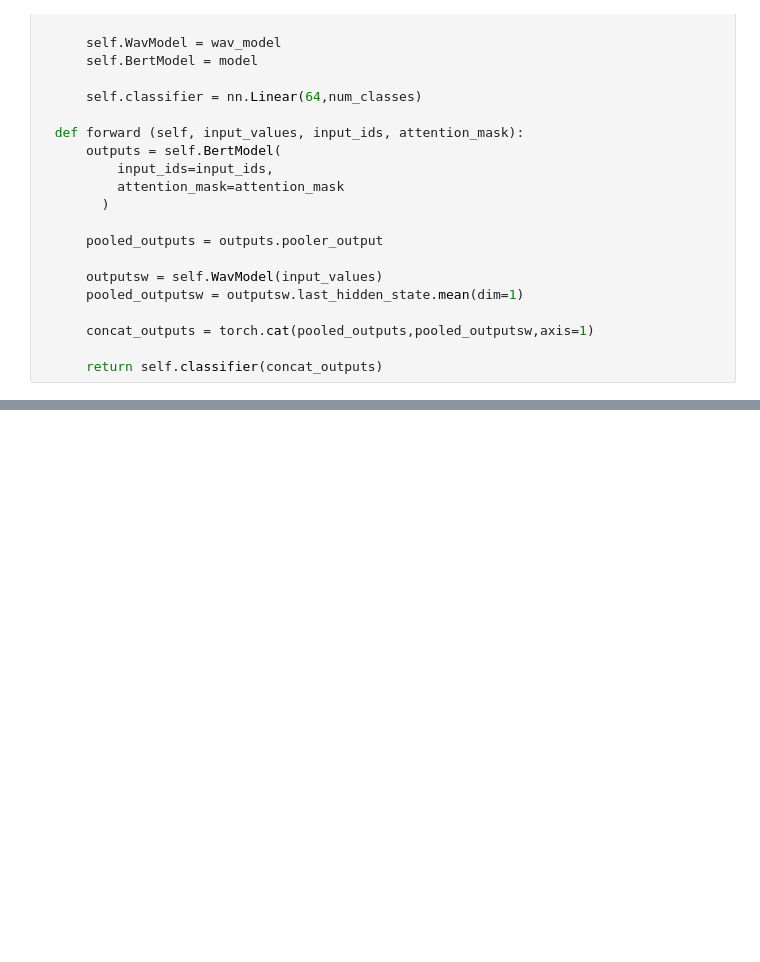
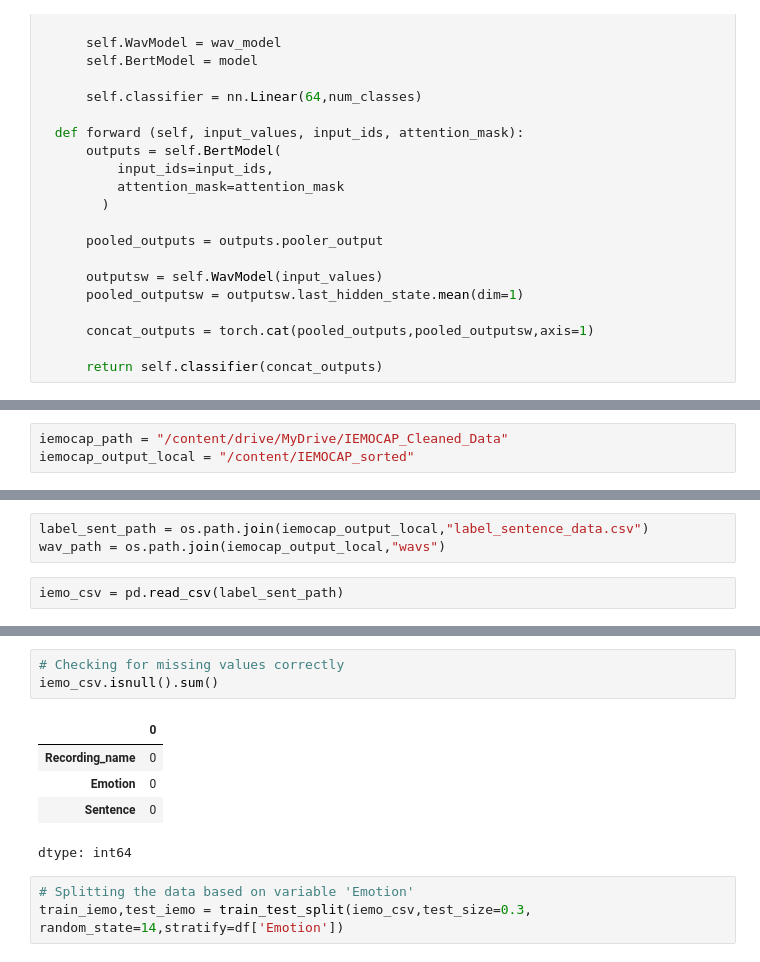
Before and after one commit to ze-16/Speech-training-agent, a Jupyter notebook: Speech_training_agent.ipynb, the cells around one changed output, grey strips where cells are left out. Cells and saved outputs as stored; diff of their text form; blank space fills up the shorter version.

```diff
--- a/Speech_training_agent.ipynb
+++ b/Speech_training_agent.ipynb
@@ -437,0 +559,3 @@ print(transcript)
+# %%
+iemocap_path = "/content/drive/MyDrive/IEMOCAP_Cleaned_Data"
+iemocap_output_local = "/content/IEMOCAP_sorted"
@@ -437,0 +570,5 @@ print(transcript)
+# %%
+label_sent_path = os.path.join(iemocap_output_local,"label_sentence_data.csv")
+wav_path = os.path.join(iemocap_output_local,"wavs")
+# %%
+iemo_csv = pd.read_csv(label_sent_path)
@@ -437,0 +588,12 @@ print(transcript)
+# %%
+# Checking for missing values correctly
+iemo_csv.isnull().sum()
+# %% [output]
+|  | 0 |
+| Recording_name | 0 |
+| Emotion | 0 |
+| Sentence | 0 |
+dtype: int64
+# %%
+# Splitting the data based on variable 'Emotion'
+train_iemo,test_iemo = train_test_split(iemo_csv,test_size=0.3, random_state=14,stratify=df['Emotion'])
```
Also changed, not shown: parts of 33 cells of this notebook.
